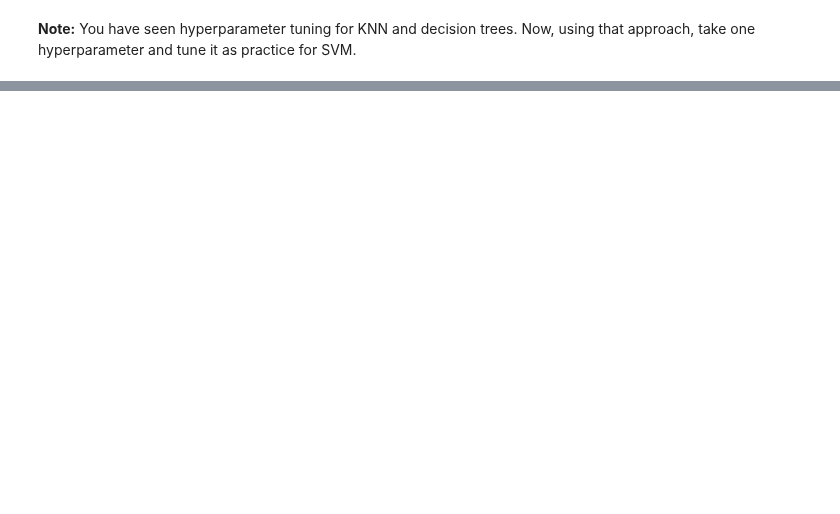
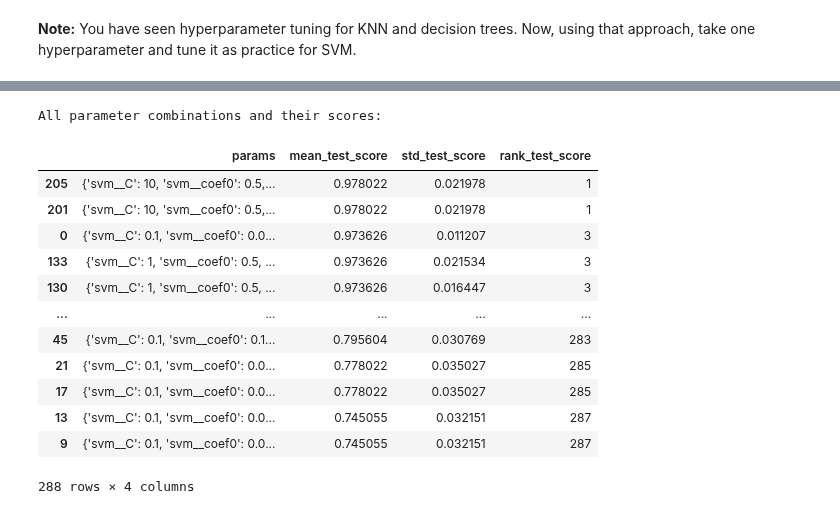
Before and after one commit to aninditadash/Introduction_to_machine_learning, a Jupyter notebook: supervised_learning/6.Supervised_Learning_Classification.ipynb, the cells around one changed output, grey strips where cells are left out. Drawn from its saved outputs; the diff is of its cells as text; code cells hidden in the pictures; blank space fills up the shorter version.

```diff
--- a/6.Supervised_Learning_Classification_1.ipynb
+++ b/supervised_learning/6.Supervised_Learning_Classification.ipynb
@@ -2097,0 +2200,22 @@ Furthermore, you have learned to assess the effectiveness of these classificatio
+# %%
+# Displaying all parameter combinations and their scores
+results = pd.DataFrame(grid_search_svm.cv_results_)
+print("All parameter combinations and their scores:")
+results = results[['params', 'mean_test_score', 'std_test_score', 'rank_test_score']]
+results = results.sort_values(by='rank_test_score')
+results
+# %% [output]
+All parameter combinations and their scores:
+|  | params | mean_test_score | std_test_score | rank_test_score |
+| 205 | {'svm__C': 10, 'svm__coef0': 0.5,... | 0.978022 | 0.021978 | 1 |
+| 201 | {'svm__C': 10, 'svm__coef0': 0.5,... | 0.978022 | 0.021978 | 1 |
+| 0 | {'svm__C': 0.1, 'svm__coef0': 0.0... | 0.973626 | 0.011207 | 3 |
+| 133 | {'svm__C': 1, 'svm__coef0': 0.5, ... | 0.973626 | 0.021534 | 3 |
+| 130 | {'svm__C': 1, 'svm__coef0': 0.5, ... | 0.973626 | 0.016447 | 3 |
+| ... | ... | ... | ... | ... |
+| 45 | {'svm__C': 0.1, 'svm__coef0': 0.1... | 0.795604 | 0.030769 | 283 |
+| 21 | {'svm__C': 0.1, 'svm__coef0': 0.0... | 0.778022 | 0.035027 | 285 |
+| 17 | {'svm__C': 0.1, 'svm__coef0': 0.0... | 0.778022 | 0.035027 | 285 |
+| 13 | {'svm__C': 0.1, 'svm__coef0': 0.0... | 0.745055 | 0.032151 | 287 |
+| 9 | {'svm__C': 0.1, 'svm__coef0': 0.0... | 0.745055 | 0.032151 | 287 |
+288 rows × 4 columns
```
Also changed, not shown: parts of 49 cells of this notebook, 28 other files.
